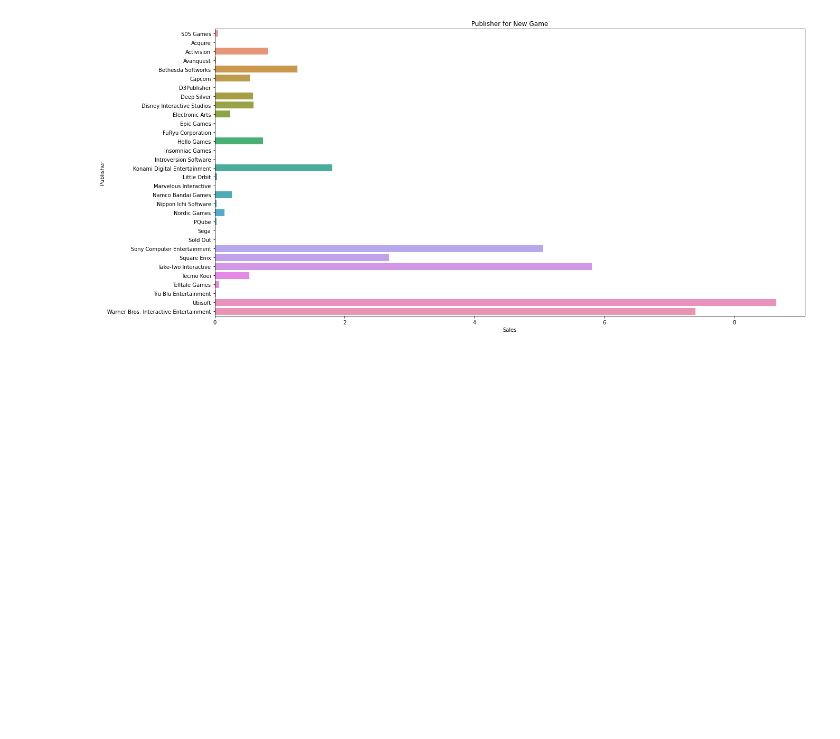
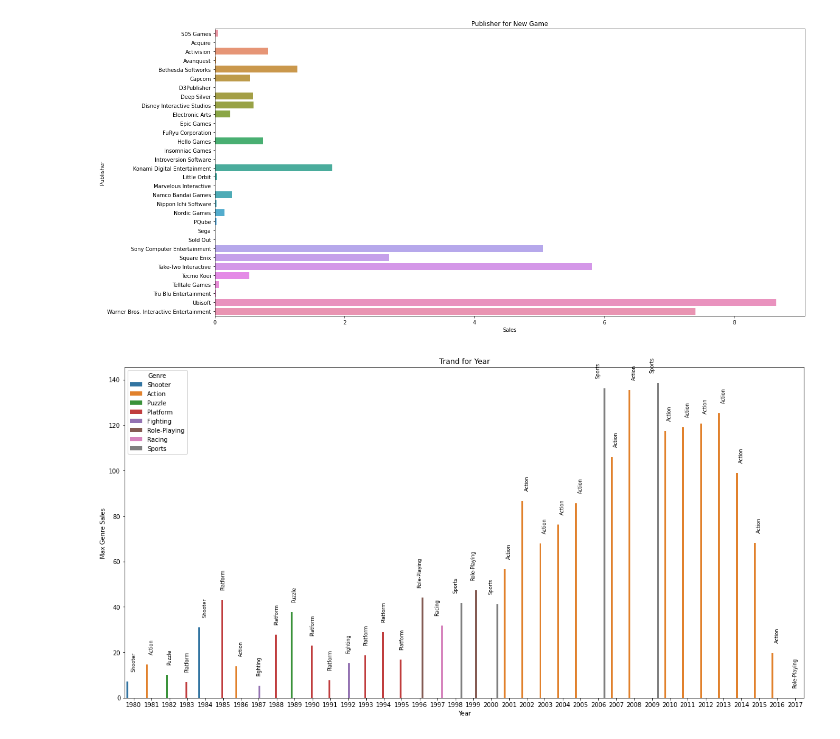
Before and after one commit to Thingjae9/Section1_OwnProject, a Jupyter notebook: Section_1_Project_원명재.ipynb, the cells around one changed output. Saved outputs shown, nothing was run; the diff lists cells and outputs as text; code cells hidden in the pictures; blank space fills up the shorter version.

```diff
--- a/Section_1_Project_원명재.ipynb
+++ b/Section_1_Project_원명재.ipynb
@@ -636,3 +669,24 @@ plt.ylabel('Publisher')
 plt.show()
 # %% [output]
 [figure]
+# %%
+# 피드백 이후 추가내용
+
+# 연도별 장르 총매출 추출
+year_max_sales = df.groupby(['Year_new', 'Genre'])['Sum_Sales'].sum().reset_index()
+# 장르 중 최댓값 추출
+year_sales_bool = year_max_sales.groupby(['Year_new'])['Sum_Sales'].transform(max) == year_max_sales['Sum_Sales']
+year_max_sales = year_max_sales[year_sales_bool].reset_index(drop=True)
+plt.figure(figsize=(20,10))
+genre = year_max_sales['Genre'].values
+year_barplot = sns.barplot(x='Year_new', y='Sum_Sales',hue='Genre', data=year_max_sales)
+cnt = 0
+for value in year_max_sales['Sum_Sales']:
+    year_barplot.text(x=cnt, y=value + 5, s=str(genre[cnt]), color='black', size=8, rotation=90, ha='center')
+    cnt+=1
+plt.title('Trand for Year')
+plt.xlabel('Year')
+plt.ylabel('Max Genre Sales')
+plt.show()
+# %% [output]
+[figure, added]
```
Also changed, not shown: parts of 9 cells of this notebook.
